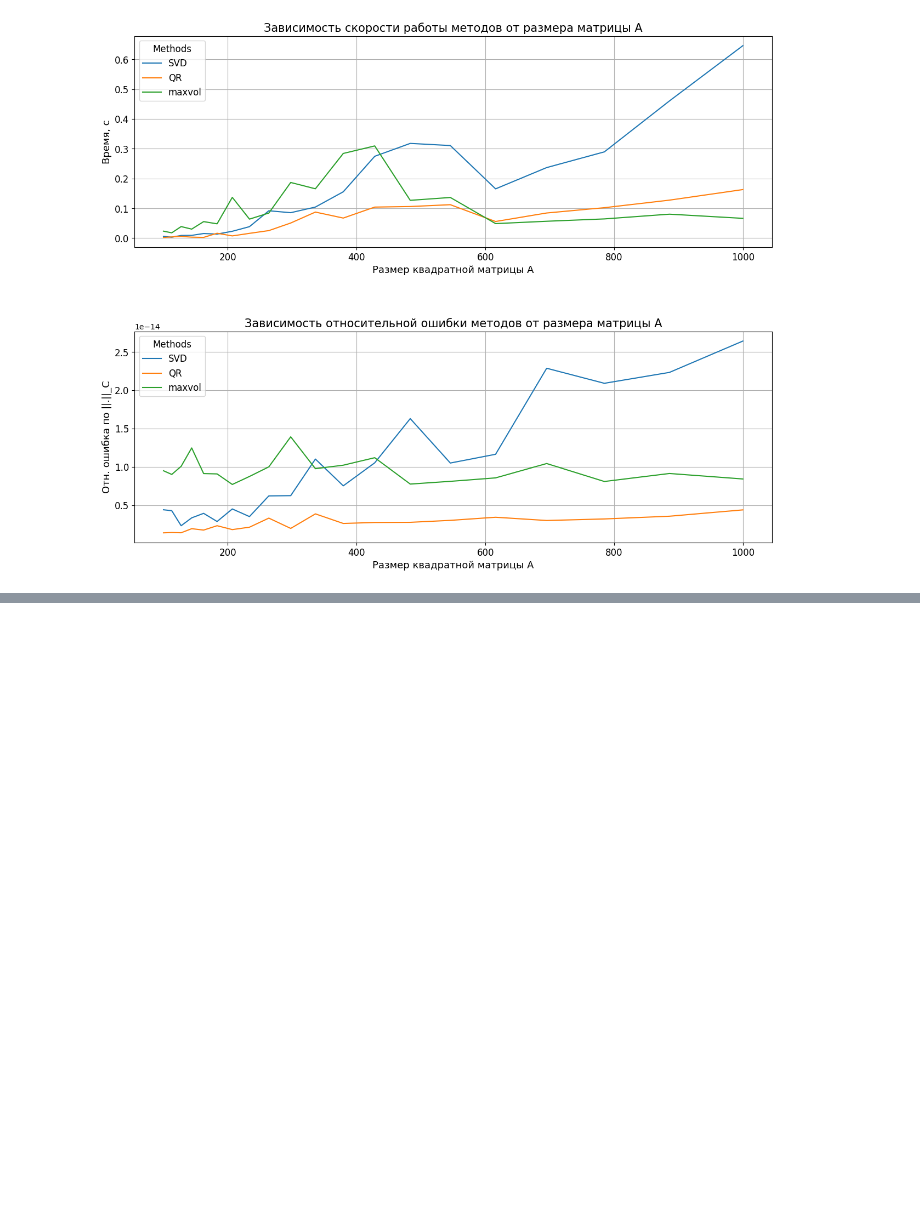
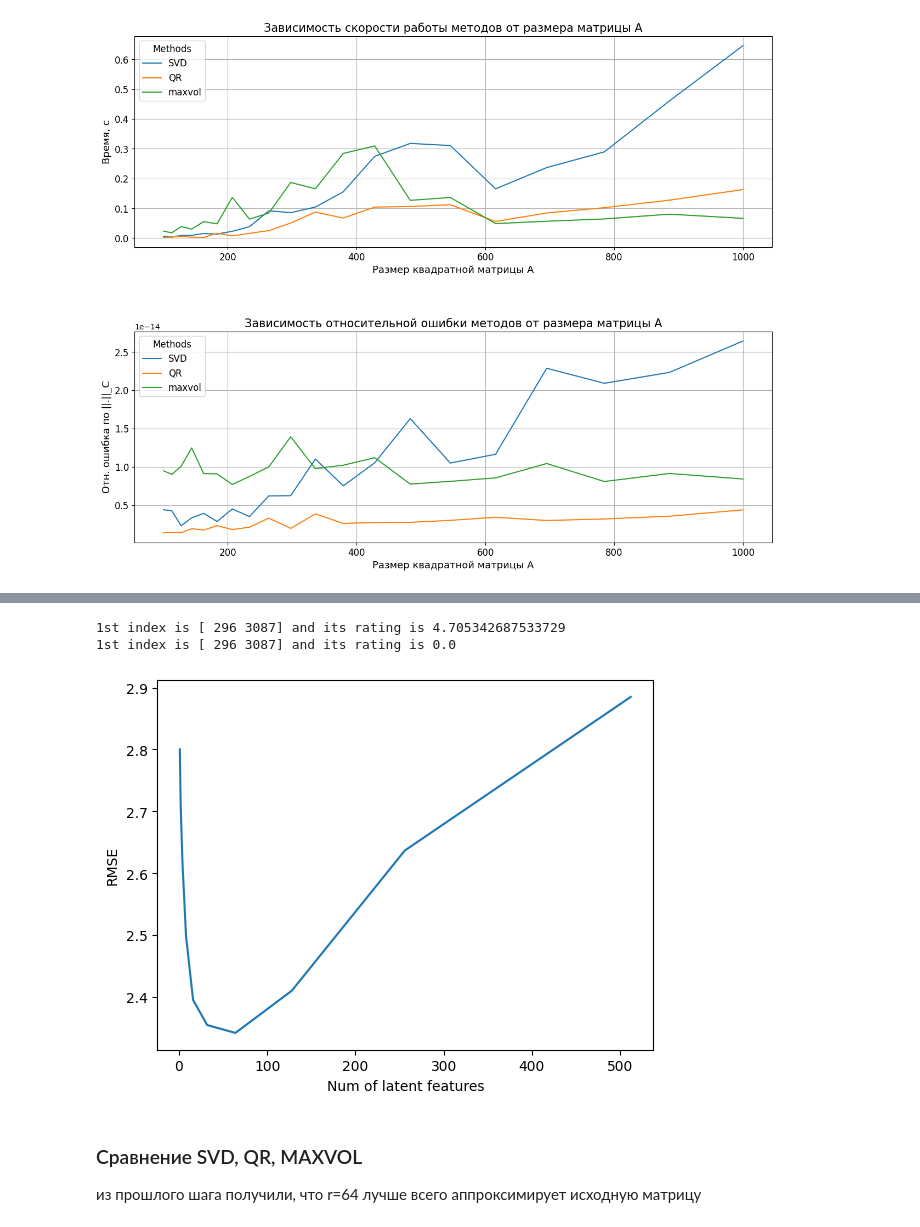
Before and after one commit to ol3gka/AI_Masters_NLA_projects_Matrix_Masters, a Jupyter notebook: Maxvol_code.ipynb, the cells around one changed output, grey strips where cells are left out. Cells and saved outputs as stored; diff of their text form; code cells hidden in the pictures; blank space fills up the shorter version.

```diff
--- a/Maxvol_code.ipynb
+++ b/Maxvol_code.ipynb
@@ -745,0 +856,51 @@ plt.show()
+# %%
+rated_indices = np.argwhere(R_demeaned>0)
+random.seed(123)
+test_set = random.sample(list(rated_indices),500)
+
+print("1st index is "+str(test_set[0])+" and its rating is "+str(R_demeaned[test_set[0][0],test_set[0][1]]))
+
+test_ratings = []
+for i in range(len(test_set)):
+    test_ratings.append(R_demeaned[test_set[i][0],test_set[i][1]])
+    R_demeaned[test_set[i][0],test_set[i][1]]=0
+
+print("1st index is "+str(test_set[0])+" and its rating is "+str(R_demeaned[test_set[0][0],test_set[0][1]]))
+# %% [output]
+1st index is [ 296 3087] and its rating is 4.705342687533729
+1st index is [ 296 3087] and its rating is 0.0
+# %%
+def printRMSEGraph(kArr, RMSEArr):
+    plt.plot(kArr, RMSEArr)
+    plt.xlabel("Num of latent features")
+    plt.ylabel("RMSE")
+    plt.savefig('recommended1.png')
+
+def svdPrediction(kArr):
+    rmses = []
+    for k in tqdm(kArr):
+        U, sigma, Vt = svds(R_demeaned, k = k)
+        sigma = np.diag(sigma)
+        predicted_ratings = np.dot(np.dot(U, sigma), Vt) + user_ratings_mean.reshape(-1, 1)
+        preds_df = pd.DataFrame(predicted_ratings, columns = R_df.columns)
+        pred_set = [predicted_ratings[x[0],x[1]] for x in test_set]
+
+        res_df = pd.DataFrame()
+        res_df["act"] = test_ratings
+        res_df["pred"] = pred_set
+
+        rmse = np.sqrt(mean_squared_error(res_df["act"].values, res_df["pred"].values))
+        rmses.append(rmse)
+        print(f"k: {k}; RMSE: {rmse}")
+    return rmses
+
+kArr = [1, 2, 4, 8, 16, 32, 64, 128, 256, 512] # , 1024
+
+rmses = svdPrediction(kArr)
+printRMSEGraph(kArr, rmses)
+# %% [output]
+[figure, added]
+# %% [markdown]
+### Сравнение SVD, QR, MAXVOL
+
+из прошлого шага получили, что r=64 лучше всего аппроксимирует исходную матрицу
```
Also changed, not shown: parts of 21 cells of this notebook.
